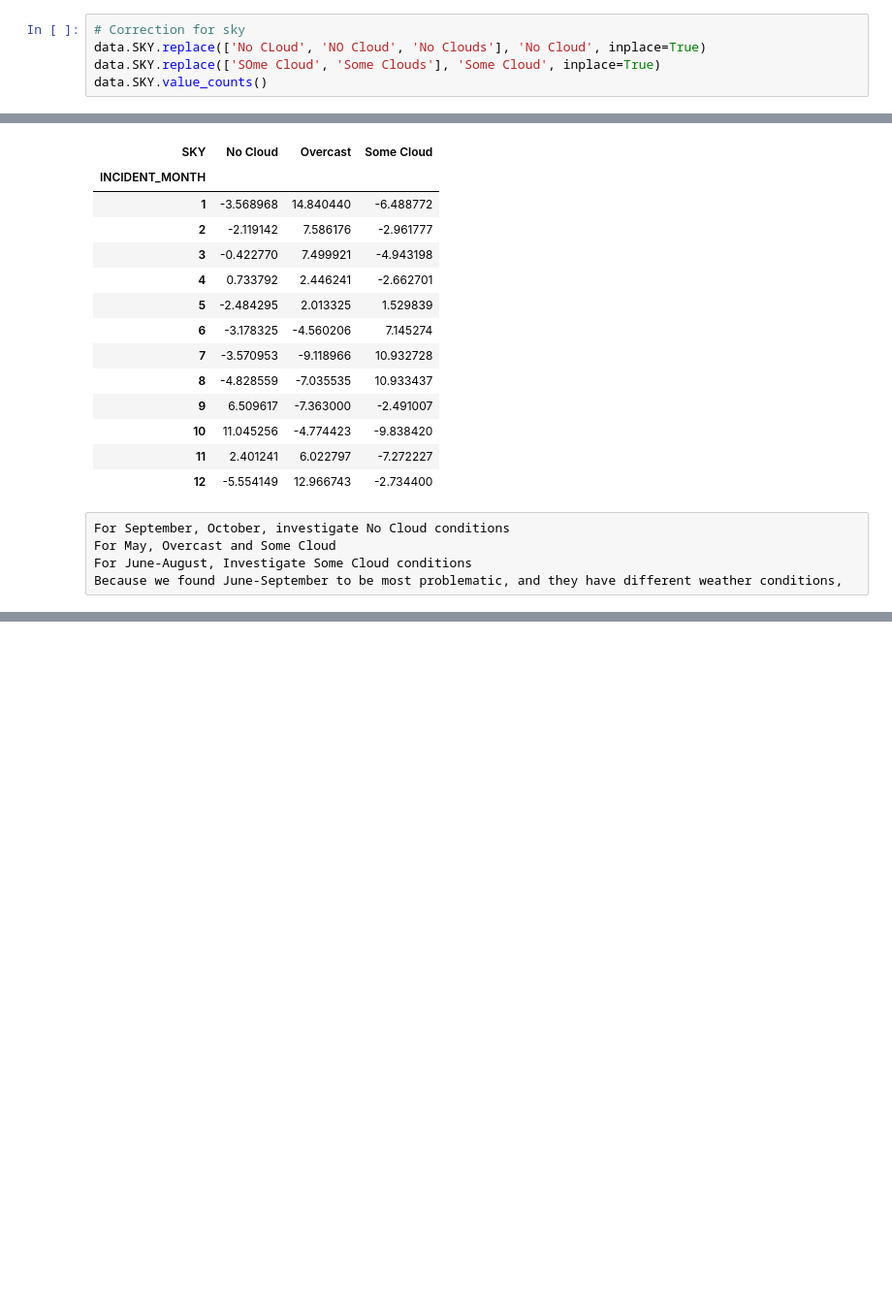
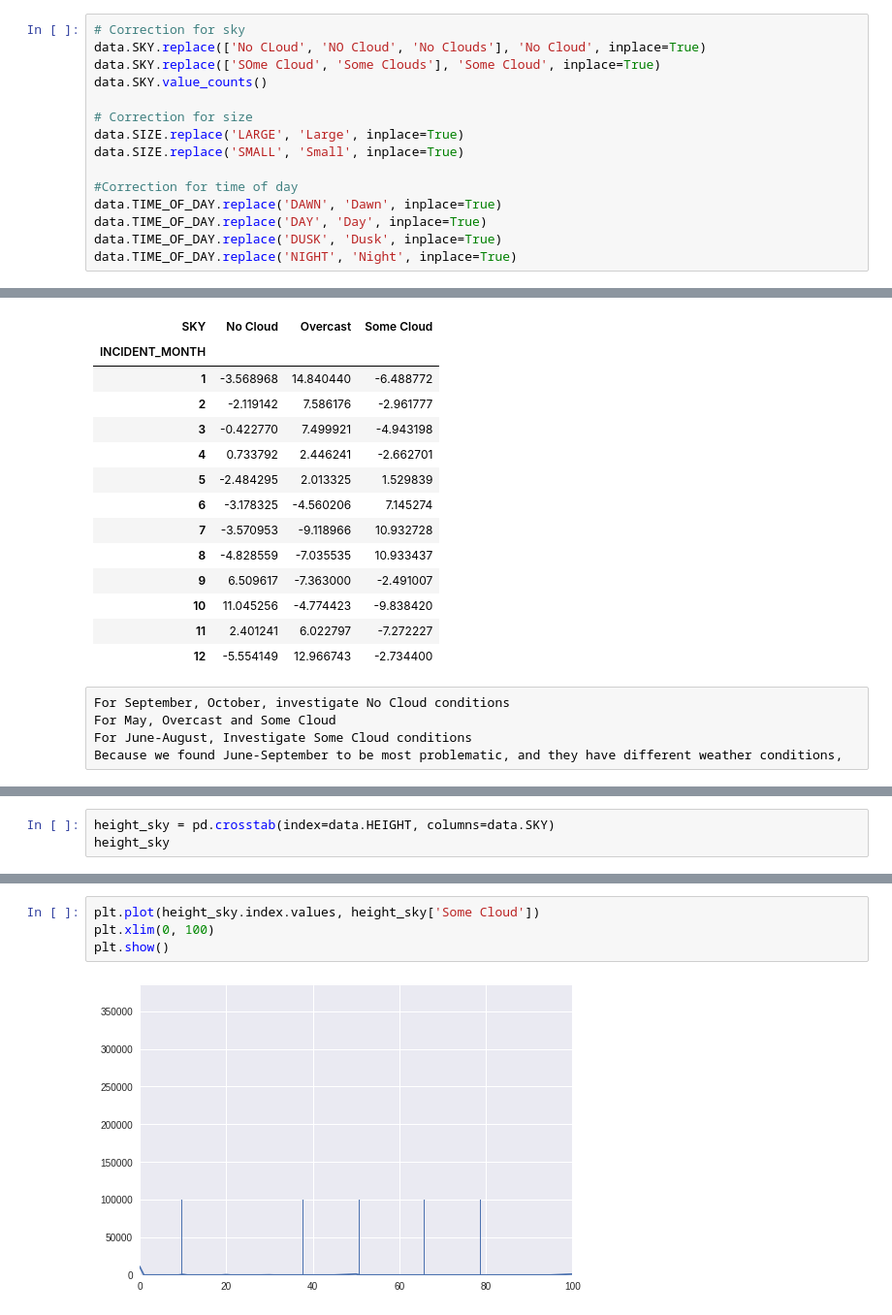
Before and after one commit to nshlapo/IntroSysAnalysis, a Jupyter notebook: Bird_Strikes.ipynb, the cells around one changed output, grey strips where cells are left out. Shown at 97% size. Cells and saved outputs as stored; diff of their text form; blank space fills up the shorter version.

```diff
--- a/Bird_Strikes.ipynb
+++ b/Bird_Strikes.ipynb
@@ -22,3 +22,13 @@ data.head()
 data.SKY.replace(['No CLoud', 'NO Cloud', 'No Clouds'], 'No Cloud', inplace=True)
 data.SKY.replace(['SOme Cloud', 'Some Clouds'], 'Some Cloud', inplace=True)
 data.SKY.value_counts()
+
+# Correction for size
+data.SIZE.replace('LARGE', 'Large', inplace=True)
+data.SIZE.replace('SMALL', 'Small', inplace=True)
+
+#Correction for time of day
+data.TIME_OF_DAY.replace('DAWN', 'Dawn', inplace=True)
+data.TIME_OF_DAY.replace('DAY', 'Day', inplace=True)
+data.TIME_OF_DAY.replace('DUSK', 'Dusk', inplace=True)
+data.TIME_OF_DAY.replace('NIGHT', 'Night', inplace=True)
@@ -196,0 +234,3 @@ Because we found June-September to be most problematic, and they have different
+# %%
+height_sky = pd.crosstab(index=data.HEIGHT, columns=data.SKY)
+height_sky
@@ -196,0 +257,6 @@ Because we found June-September to be most problematic, and they have different
+# %%
+plt.plot(height_sky.index.values, height_sky['Some Cloud'])
+plt.xlim(0, 100)
+plt.show()
+# %% [output]
+[figure, added]
```
Also changed, not shown: parts of 12 cells of this notebook, 1 other file.
